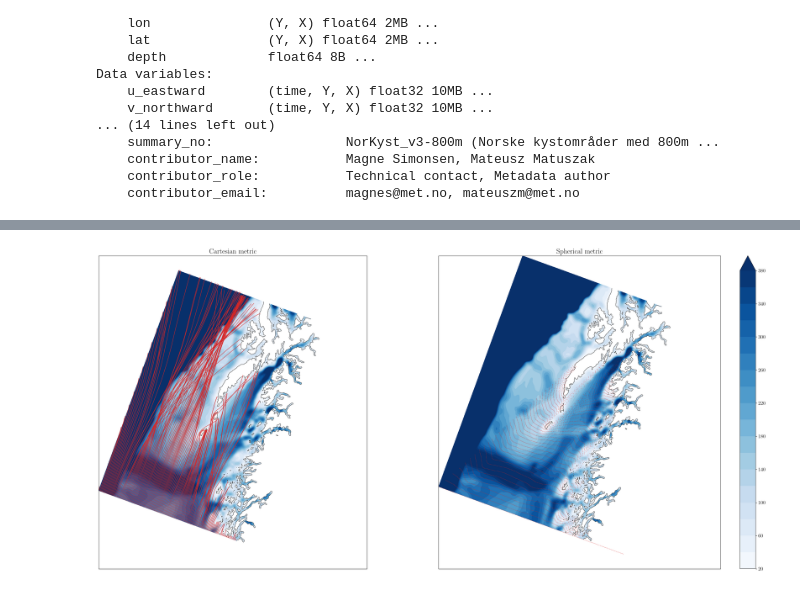
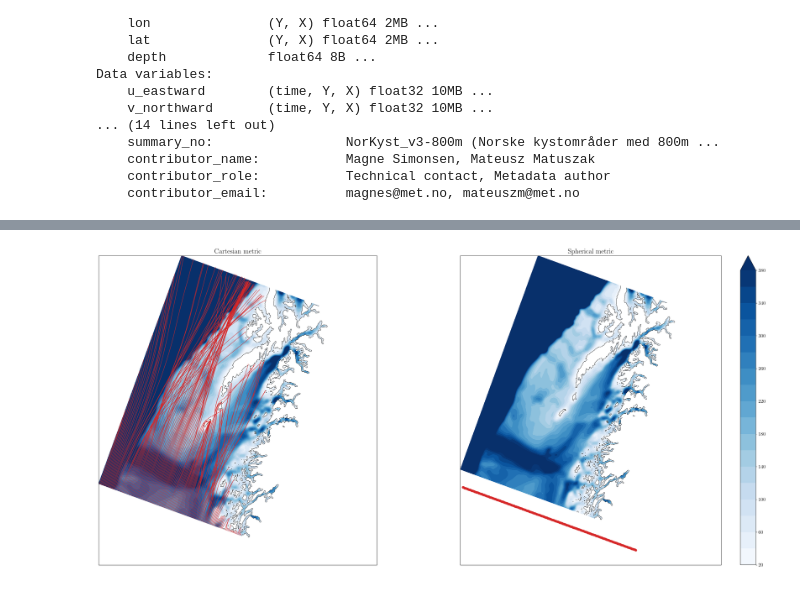
Before and after one commit to OneBoot/ocean_wave_tracing-torch-, a Jupyter notebook: notebooks/Nik_Spherical_vs_Cartesian_test.ipynb, the cells around one changed output, grey strips where cells are left out. Cells and saved outputs as stored; diff of their text form; code cells hidden in the pictures.

Commit message:
Fixed some metric and domain-limiting stuff

```diff
--- a/notebooks/Nik_Spherical_vs_Cartesian_test.ipynb
+++ b/notebooks/Nik_Spherical_vs_Cartesian_test.ipynb
@@ -32,7 +32,7 @@ import warnings
 
 warnings.filterwarnings("ignore", category=RuntimeWarning)
 # %%
-dataset = xa.open_dataset("nk_subset_NK_new.nc")
+dataset = xa.open_dataset("example_ambient_conditions/nk_subset_NK_new.nc")
 dataset
 # %% [output]
 <xarray.Dataset> Size: 43MB
@@ -97,8 +97,9 @@ wt_cart = Wave_tracing(U=lofoten_u.rename({'X':'x','Y':'y'})*1, V=lofoten_v.rena
 wt_cart.set_initial_condition(wave_period, theta0 ,incoming_wave_side=i_w_side)
 wt_cart.solve()
 
+
 # spherical
 wt_spherical = Wave_tracing(U=lofoten_u.rename({'X':'x','Y':'y'})*1, V=lofoten_v.rename({'X':'x','Y':'y'})*1, nx=nx, ny=ny, nt=nt, T=T, d=lofoten_h, dx=dx, dy=dy, nb_wave_rays=nb_wave_rays,
-                       domain_X0=X0, domain_XN=XN, domain_Y0=Y0, domain_YN=YN, metric=SphericalMetric(), derivative_scheme=Autoderivative_ESPG, ESPG_needed=True)
-wt_spherical.set_initial_condition(wave_period, theta0+np.pi/3, incoming_wave_side=i_w_side)
+                       domain_X0=X0, domain_XN=XN, domain_Y0=Y0, domain_YN=YN, metric=SphericalMetric(), projection=PolarEllipsoidStereographicProjection(lat_0=np.deg2rad(90), lon_0=np.deg2rad(70), lat_t=np.deg2rad(60), x_0=3369600, y_0=1844800, a=6378137, b=6356752.3142))
+wt_spherical.set_initial_condition(wave_period, theta0, incoming_wave_side=i_w_side)
 wt_spherical.solve()
@@ -124,3 +124,6 @@ ValueError: Pass the 2D latitude field and projected grid bounds to SphericalMet
 # %%
 proj4 = ("+proj=stere +lat_0=90 +lat_ts=60 +lon_0=70 +x_0=3369600 +y_0=1844800 +a=6378137 +b=6356752.3142 +units=m +no_defs +type=crs") #NK800 #
 lons_wc,lats_wc=wt_cart.to_latlon(proj4)
+lons_sphere, lats_sphere = np.rad2deg(wt_spherical.ray_x), np.rad2deg(wt_spherical.ray_y)
+
+print(lons_sphere, lats_sphere)
@@ -128,39 +145,39 @@ lons_wc,lats_wc=wt_cart.to_latlon(proj4)
 
 fig, (ax1, ax2) = plt.subplots(1,2, figsize=(30,13), subplot_kw={'projection': ccrs.NorthPolarStereo()})
 ax1.contourf(lofoten_lon, lofoten_lat, lofoten_h, cmap="Blues", levels=np.arange(20,400,20), extend="max", transform=ccrs.PlateCarree())
-depth_plot =ax2.contourf(lofoten_lon, lofoten_lat, lofoten_h, cmap="Blues", levels=np.arange(20,400,20), extend="max", transform=ccrs.PlateCarree())
+depth_plot = ax2.contourf(lofoten_lon, lofoten_lat, lofoten_h, cmap="Blues", levels=np.arange(20,400,20), extend="max", transform=ccrs.PlateCarree())
 
 #ax.contourf(lofoten_lon, lofoten_lat, lofoten_h, levels=[np.nanmin(lofoten_h), 20], colors=['lightgray'], zorder=3)
 ax1.contour(lofoten_lon, lofoten_lat, lofoten_h, colors="black", linewidth=.7, levels=[20], extend="max", transform=ccrs.PlateCarree())
 ax2.contour(lofoten_lon, lofoten_lat, lofoten_h, colors="black", linewidth=.7, levels=[20], extend="max", transform=ccrs.PlateCarree())
 
 step=1
 for i in range(0,wt_cart.nb_wave_rays,step):
     if i == 0:
         ax1.plot(lons_wc[i,:],lats_wc[i,:],'-',c='tab:red',
                 transform=ccrs.PlateCarree(),alpha=1,lw=1,label='Wave ray')
     else:
         ax1.plot(lons_wc[i,:],lats_wc[i,:],'-',c='tab:red',transform=ccrs.PlateCarree(),alpha=1,lw=1)
 
 step=1
 for i in range(0,wt_spherical.nb_wave_rays,step):
     if i == 0:
-        ax2.scatter(wt_spherical.ray_x[i,:],wt_spherical.ray_y[i,:],s=0.1,c='tab:red',
+        ax2.scatter(lons_sphere[i,:],lats_sphere[i,:], c='tab:red',
                 transform=ccrs.PlateCarree(),alpha=1,lw=1,label='Wave ray')
     else:
-        ax2.scatter(wt_spherical.ray_x[i,:],wt_spherical.ray_y[i,:],s=0.1,c='tab:red',transform=ccrs.PlateCarree(),alpha=1,lw=1)
+        ax2.scatter(lons_sphere[i,:],lats_sphere[i,:], c='tab:red',transform=ccrs.PlateCarree(),alpha=1,lw=1)
 
 ax2.grid()
 
 ax1.set_title("Cartesian metric")
 ax2.set_title("Spherical metric")
 
 fig.show()
 
 fig.colorbar(depth_plot)
 fig.tight_layout()
 # %% [output]
-[figure, old version]
+[figure, new version]
 # %%
 #torch.set_printoptions(threshold=float('inf'))
 #np.set_printoptions(threshold=np.inf)
```
Also changed, not shown: parts of 5 cells of this notebook, 7 other files.
